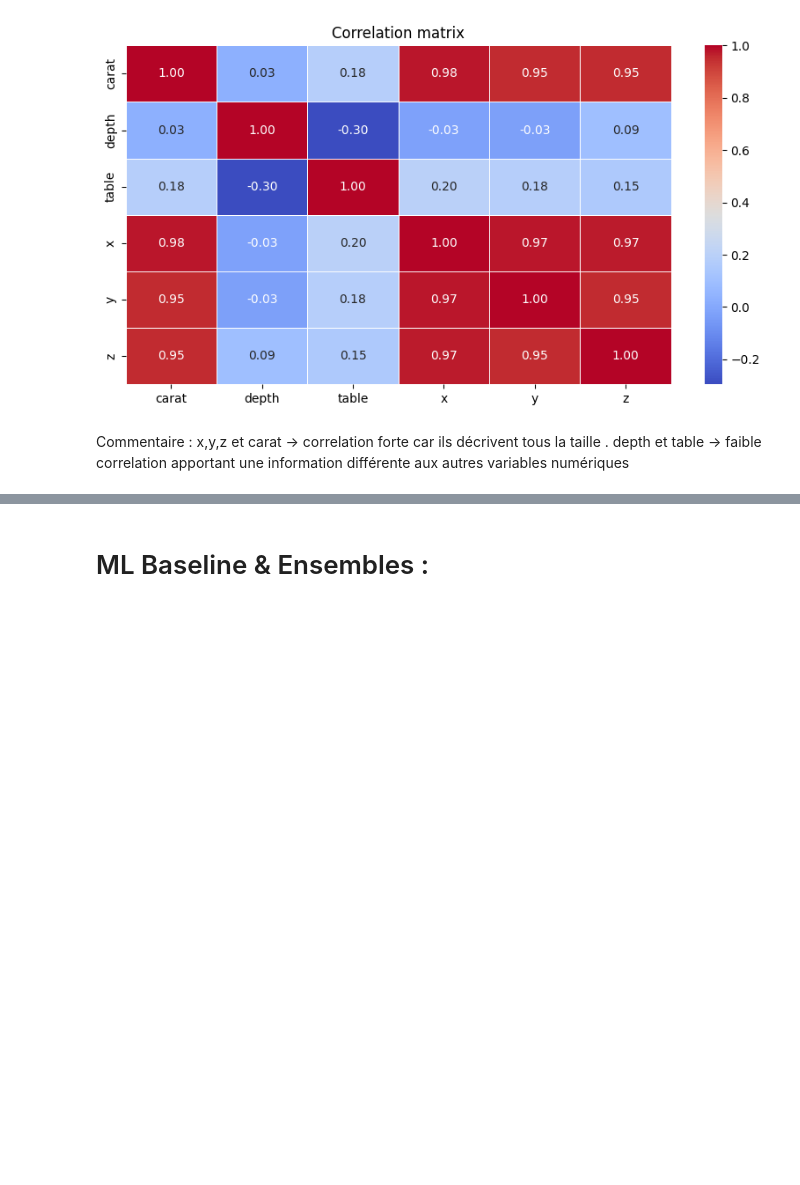
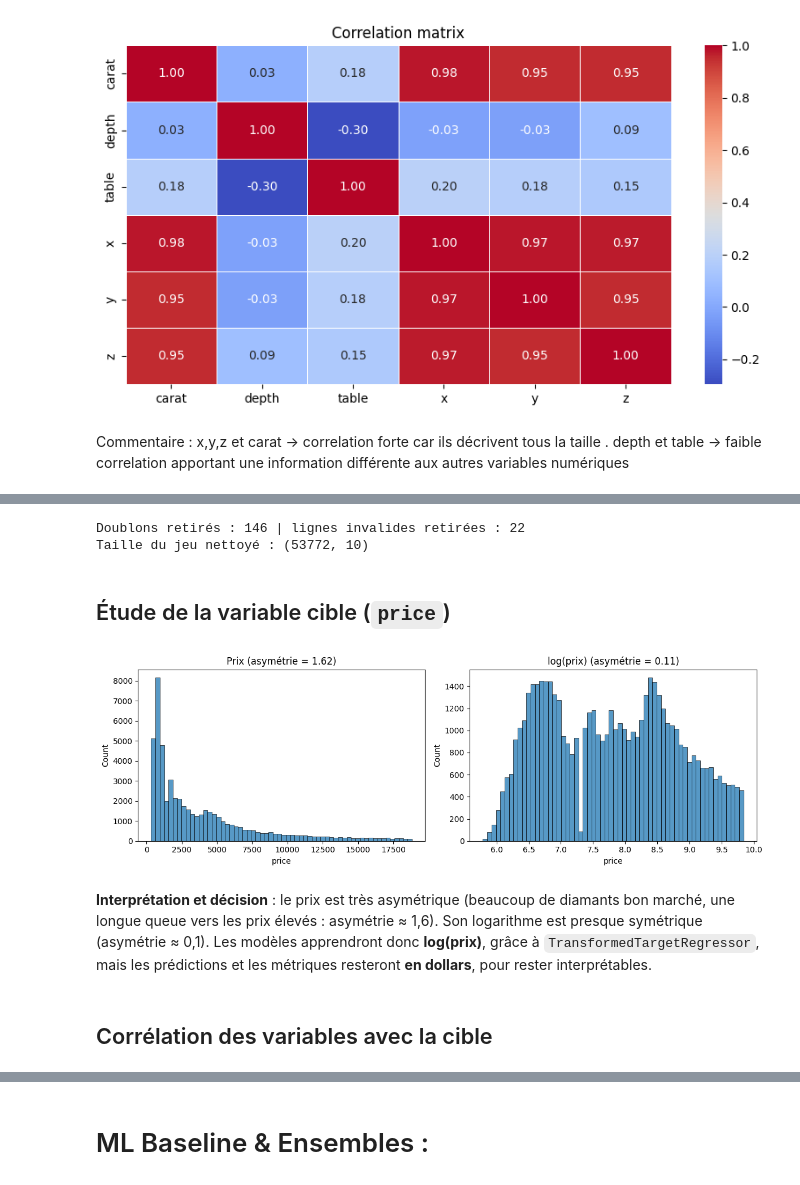
Before and after one commit to aminebadi3/PROJET-AAA, a Jupyter notebook: MLPRO.ipynb, the cells around one changed output, grey strips where cells are left out. Drawn from its saved outputs; the diff is of its cells as text; code cells hidden in the pictures; blank space fills up the shorter version.

```diff
--- a/MLPRO.ipynb
+++ b/MLPRO.ipynb
@@ -20,3 +49,10 @@ data=pd.read_csv('diamonds.csv')
+# %%
+# Données : version hébergée sur le dépôt GitHub du projet (repli sur le fichier local si besoin)
+URL_DONNEES = "https://raw.githubusercontent.com/aminebadi3/PROJET-AAA/main/diamonds.csv"
+try:
+    data = pd.read_csv(URL_DONNEES)
+except Exception:
+    data = pd.read_csv("diamonds.csv")
 # %% [markdown]
 visualiazation of data :
 # %%
@@ -149,0 +205,25 @@ Commentaire : x,y,z et carat -> correlation forte car ils décrivent tous la tai
+# %%
+df = data.drop_duplicates()
+invalides = (df[["x", "y", "z"]] <= 0).any(axis=1) | (df["y"] > 20) | (df["z"] > 10)
+print(f"Doublons retirés : {len(data) - len(df)} | lignes invalides retirées : {int(invalides.sum())}")
+df = df[~invalides].reset_index(drop=True)
+print("Taille du jeu nettoyé :", df.shape)
+# %% [output]
+Doublons retirés : 146 | lignes invalides retirées : 22
+Taille du jeu nettoyé : (53772, 10)
+# %% [markdown]
+## Étude de la variable cible (`price`)
+# %%
+fig, axes = plt.subplots(1, 2, figsize=(12, 4))
+sns.histplot(df["price"], bins=60, ax=axes[0])
+axes[0].set_title(f"Prix (asymétrie = {df['price'].skew():.2f})")
+sns.histplot(np.log(df["price"]), bins=60, ax=axes[1])
+axes[1].set_title(f"log(prix) (asymétrie = {np.log(df['price']).skew():.2f})")
+plt.tight_layout()
+plt.show()
+# %% [output]
+[figure, added]
+# %% [markdown]
+**Interprétation et décision** : le prix est très asymétrique (beaucoup de diamants bon marché, une longue queue vers les prix élevés : asymétrie ≈ 1,6). Son logarithme est presque symétrique (asymétrie ≈ 0,1). Les modèles apprendront donc **log(prix)**, grâce à `TransformedTargetRegressor`, mais les prédictions et les métriques resteront **en dollars**, pour rester interprétables.
+# %% [markdown]
+## Corrélation des variables avec la cible
```
Also changed, not shown: parts of 24 cells of this notebook.
